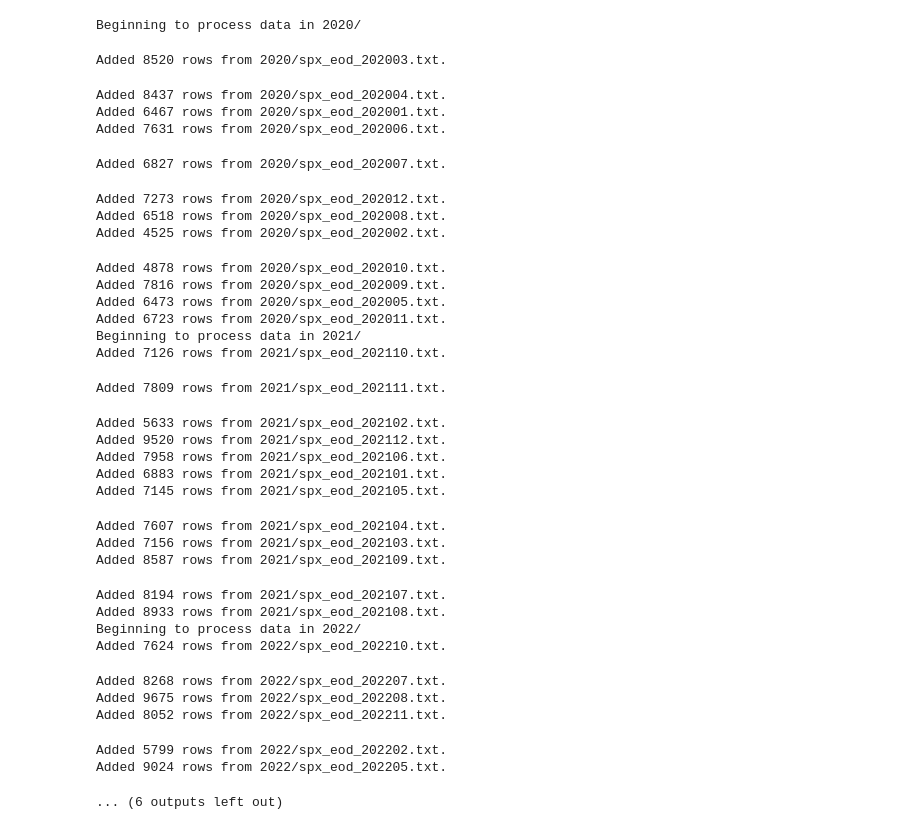
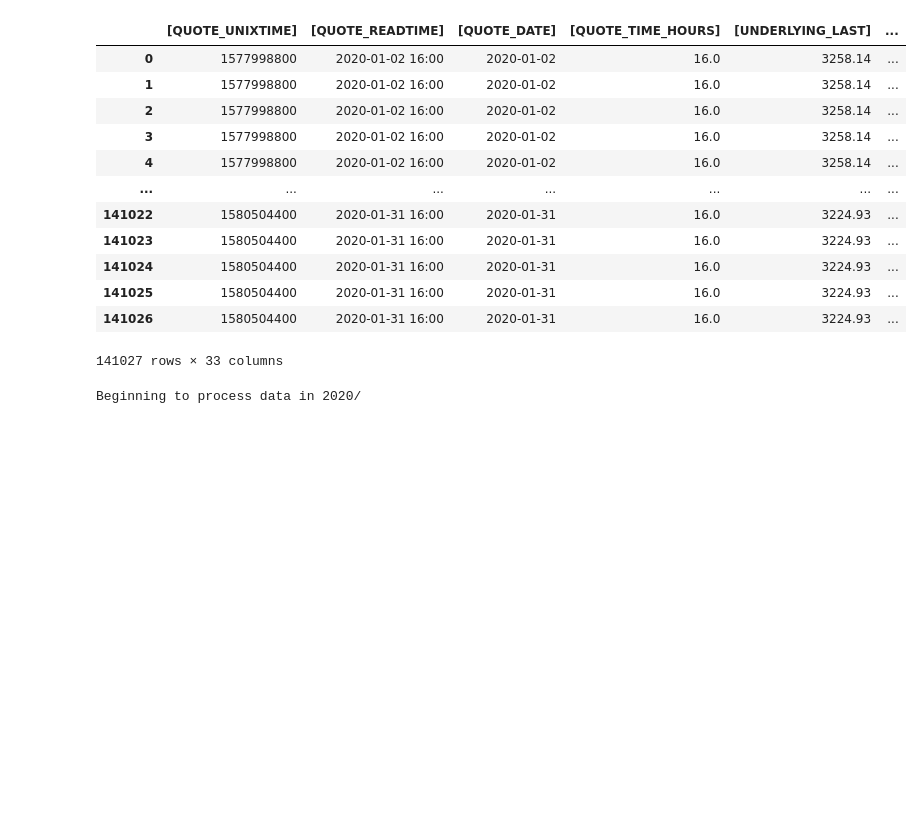
Before and after one commit to swbuchanan/implied-stock-distributions, a Jupyter notebook: spx/processing.ipynb, the cells around one changed output. Cells and saved outputs as stored; diff of their text form; code cells hidden in the pictures; blank space fills up the shorter version.

```diff
--- a/spx/processing.ipynb
+++ b/spx/processing.ipynb
@@ -1,6 +1,23 @@
 # %%
 import pandas as pd
 from pathlib import Path
+# %%
+df = pd.read_csv("2020/spx_eod_202001.txt")
+display(df)
+# %% [output]
+|  | [QUOTE_UNIXTIME] | [QUOTE_READTIME] | [QUOTE_DATE] | [QUOTE_TIME_HOURS] | [UNDERLYING_LAST] | ... |
+| 0 | 1577998800 | 2020-01-02 16:00 | 2020-01-02 | 16.0 | 3258.14 | ... |
+| 1 | 1577998800 | 2020-01-02 16:00 | 2020-01-02 | 16.0 | 3258.14 | ... |
+| 2 | 1577998800 | 2020-01-02 16:00 | 2020-01-02 | 16.0 | 3258.14 | ... |
+| 3 | 1577998800 | 2020-01-02 16:00 | 2020-01-02 | 16.0 | 3258.14 | ... |
+| 4 | 1577998800 | 2020-01-02 16:00 | 2020-01-02 | 16.0 | 3258.14 | ... |
+| ... | ... | ... | ... | ... | ... | ... |
+| 141022 | 1580504400 | 2020-01-31 16:00 | 2020-01-31 | 16.0 | 3224.93 | ... |
+| 141023 | 1580504400 | 2020-01-31 16:00 | 2020-01-31 | 16.0 | 3224.93 | ... |
+| 141024 | 1580504400 | 2020-01-31 16:00 | 2020-01-31 | 16.0 | 3224.93 | ... |
+| 141025 | 1580504400 | 2020-01-31 16:00 | 2020-01-31 | 16.0 | 3224.93 | ... |
+| 141026 | 1580504400 | 2020-01-31 16:00 | 2020-01-31 | 16.0 | 3224.93 | ... |
+141027 rows × 33 columns
 # %%
 
 data_dirs = ["2020", "2021", "2022", "2023"]
@@ -11,12 +28,15 @@ newcols = {
     " [EXPIRE_UNIX]": "expire_unix",
     "[QUOTE_UNIXTIME]": "quote_unix",
     " [QUOTE_READTIME]": "quote_time",
+    " [STRIKE]": "strike",
     " [C_IV]": "call_iv",
-    " [STRIKE]": "strike",
     " [C_BID]": "call_bid",
     " [C_ASK]": "call_ask",
+    " [C_LAST]": "call_last",
+    " [P_IV]": "put_iv",
     " [P_BID]": "put_bid",
     " [P_ASK]": "put_ask",
+    " [P_LAST]": "put_last",
     " [DTE]": "dte"
     }
 
@@ -44,39 +64,6 @@ for dir in data_dirs:
     big_df.to_csv(f"spx_options_{dir}.csv", index=False)
 # %% [output]
 Beginning to process data in 2020/
-Added 8520 rows from 2020/spx_eod_202003.txt.
-Added 8437 rows from 2020/spx_eod_202004.txt.
-Added 6467 rows from 2020/spx_eod_202001.txt.
-Added 7631 rows from 2020/spx_eod_202006.txt.
-Added 6827 rows from 2020/spx_eod_202007.txt.
-Added 7273 rows from 2020/spx_eod_202012.txt.
-Added 6518 rows from 2020/spx_eod_202008.txt.
-Added 4525 rows from 2020/spx_eod_202002.txt.
-Added 4878 rows from 2020/spx_eod_202010.txt.
-Added 7816 rows from 2020/spx_eod_202009.txt.
-Added 6473 rows from 2020/spx_eod_202005.txt.
-Added 6723 rows from 2020/spx_eod_202011.txt.
-Beginning to process data in 2021/
-Added 7126 rows from 2021/spx_eod_202110.txt.
-Added 7809 rows from 2021/spx_eod_202111.txt.
-Added 5633 rows from 2021/spx_eod_202102.txt.
-Added 9520 rows from 2021/spx_eod_202112.txt.
-Added 7958 rows from 2021/spx_eod_202106.txt.
-Added 6883 rows from 2021/spx_eod_202101.txt.
-Added 7145 rows from 2021/spx_eod_202105.txt.
-Added 7607 rows from 2021/spx_eod_202104.txt.
-Added 7156 rows from 2021/spx_eod_202103.txt.
-Added 8587 rows from 2021/spx_eod_202109.txt.
-Added 8194 rows from 2021/spx_eod_202107.txt.
-Added 8933 rows from 2021/spx_eod_202108.txt.
-Beginning to process data in 2022/
-Added 7624 rows from 2022/spx_eod_202210.txt.
-Added 8268 rows from 2022/spx_eod_202207.txt.
-Added 9675 rows from 2022/spx_eod_202208.txt.
-Added 8052 rows from 2022/spx_eod_202211.txt.
-Added 5799 rows from 2022/spx_eod_202202.txt.
-Added 9024 rows from 2022/spx_eod_202205.txt.
-... (6 outputs left out)
 # %%
 df = pd.read_csv("spx_options_2020.csv")
 # %%
```
Also changed, not shown: 6 other files.
